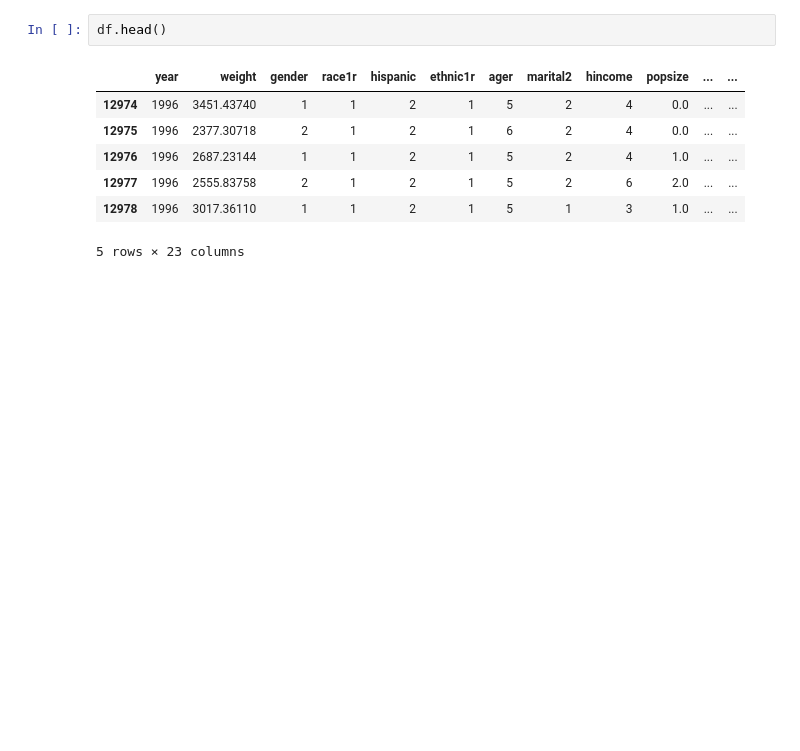
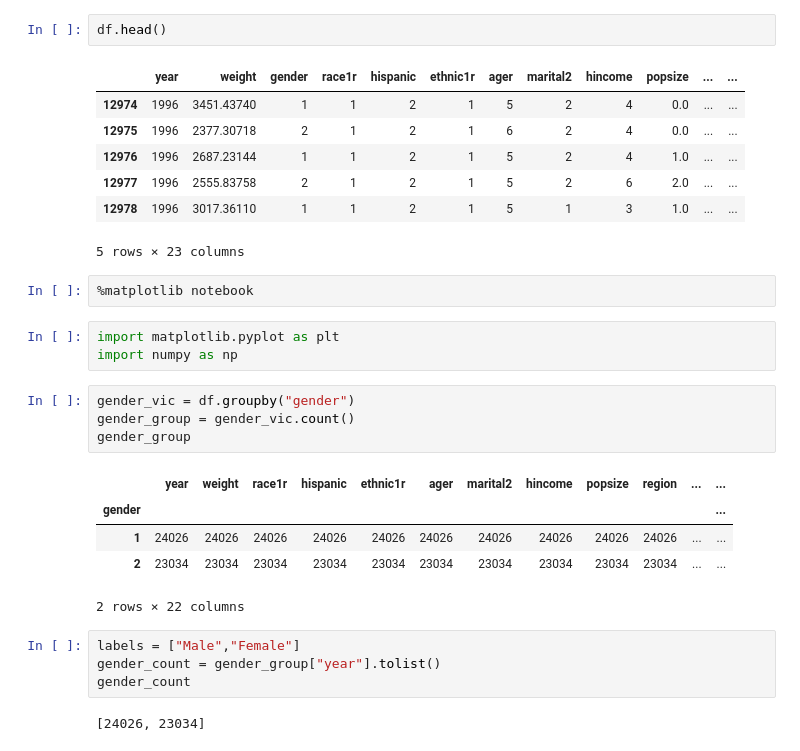
Before and after one commit to SyFlores/Crime_Victimization_and_the_Stock_Market, a Jupyter notebook: Analysis/Clean.ipynb, the cells around one changed output. Cells and saved outputs as stored; diff of their text form; blank space fills up the shorter version.

```diff
--- a/Analysis/Clean.ipynb
+++ b/Analysis/Clean.ipynb
@@ -28,3 +28,24 @@ df.head()
 | 12977 | 1996 | 2555.83758 | 2 | 1 | 2 | 1 | 5 | 2 | 6 | 2.0 | ... | ... |
 | 12978 | 1996 | 3017.36110 | 1 | 1 | 2 | 1 | 5 | 1 | 3 | 1.0 | ... | ... |
 5 rows × 23 columns
+# %%
+%matplotlib notebook
+# %%
+import matplotlib.pyplot as plt
+import numpy as np
+# %%
+gender_vic = df.groupby("gender")
+gender_group = gender_vic.count()
+gender_group
+# %% [output]
+|  | year | weight | race1r | hispanic | ethnic1r | ager | marital2 | hincome | popsize | region | ... | ... |
+| gender |  |  |  |  |  |  |  |  |  |  |  | ... |
+| 1 | 24026 | 24026 | 24026 | 24026 | 24026 | 24026 | 24026 | 24026 | 24026 | 24026 | ... | ... |
+| 2 | 23034 | 23034 | 23034 | 23034 | 23034 | 23034 | 23034 | 23034 | 23034 | 23034 | ... | ... |
+2 rows × 22 columns
+# %%
+labels = ["Male","Female"]
+gender_count = gender_group["year"].tolist()
+gender_count
+# %% [output]
+[24026, 23034]
```
Also changed, not shown: parts of 5 cells of this notebook.
